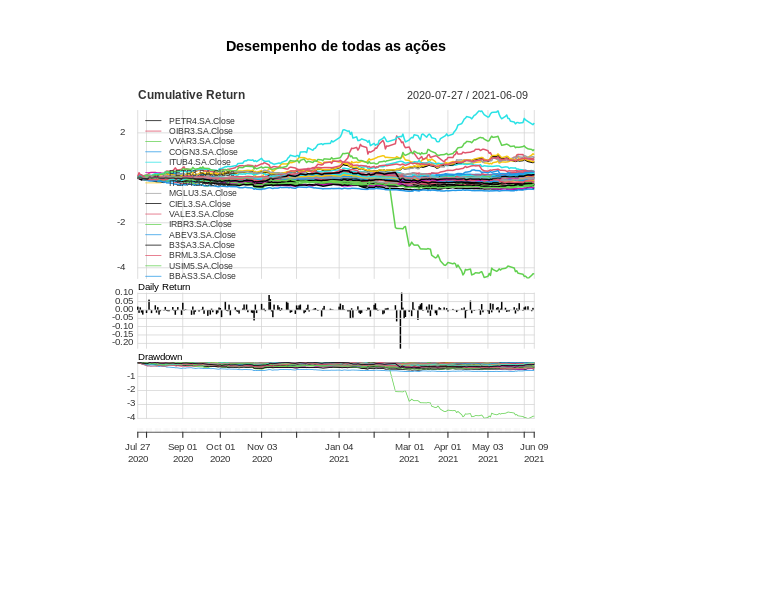
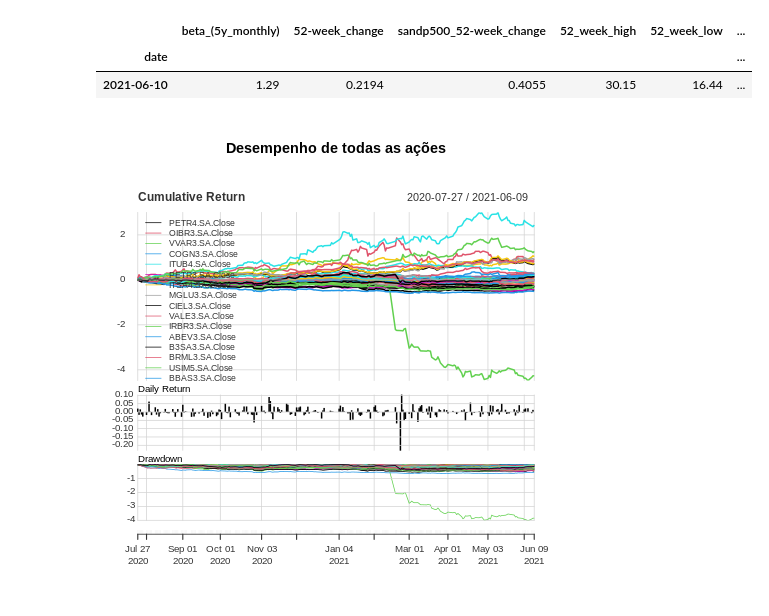
Before and after one commit to Andrade020/Teste-MeetupR, a Jupyter notebook: Balanceador_de_investimentos.ipynb, the cells around one changed output. Cells and saved outputs as stored; diff of their text form; code cells hidden in the pictures; blank space fills up the shorter version.

```diff
--- a/Balanceador_de_investimentos.ipynb
+++ b/Balanceador_de_investimentos.ipynb
@@ -162,3 +201,9 @@ def confianca(tickers): #recebe acoes e retorna vetor com as expectativas da reg
+# %%
+finpie.Fundamentals("BRFS3.SA", source = 'yahoo', freq = 'A').key_metrics()
+# %% [output]
+|  | beta_(5y_monthly) | 52-week_change | sandp500_52-week_change | 52_week_high | 52_week_low | ... |
+| date |  |  |  |  |  | ... |
+| 2021-06-10 | 1.29 | 0.2194 | 0.4055 | 30.15 | 16.44 | ... |
 # %%
 %%R
 install.packages("quantmod")
```
Also changed, not shown: parts of 22 cells of this notebook.
